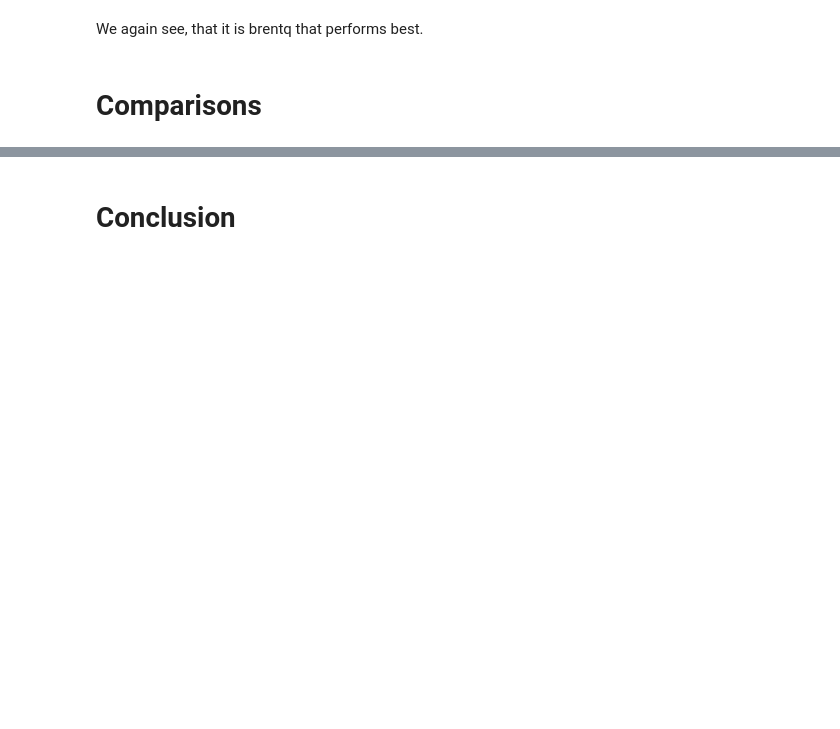
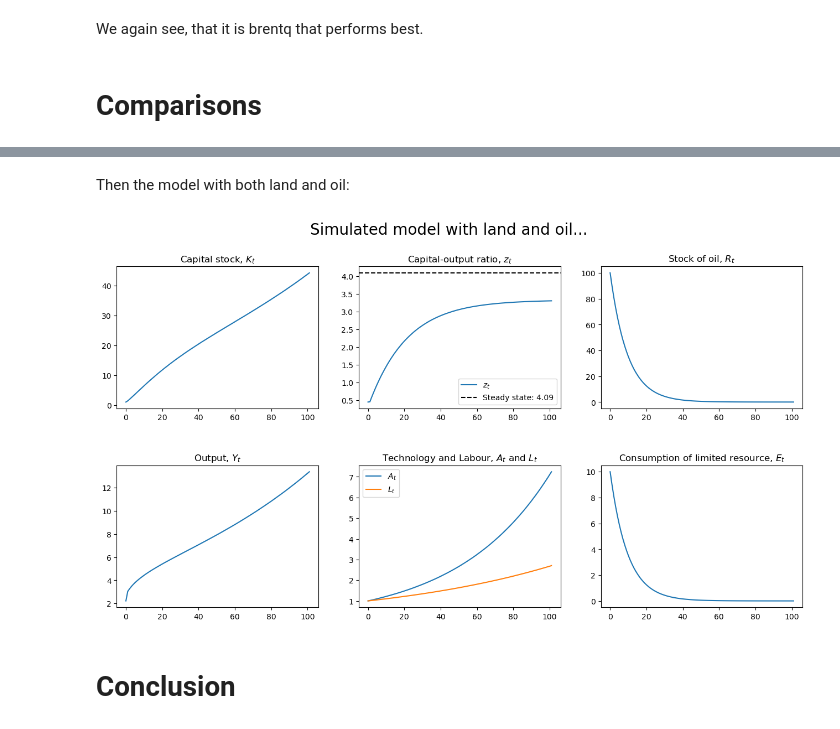
Before and after one commit to NumEconCopenhagen/projects-2024-codeonomics-crew, a Jupyter notebook: modelproject/modelproject.ipynb, the cells around one changed output, grey strips where cells are left out. Cells and saved outputs as stored; diff of their text form; code cells hidden in the pictures; blank space fills up the shorter version.

```diff
--- a/modelproject/modelproject.ipynb
+++ b/modelproject/modelproject.ipynb
@@ -218,3 +237,12 @@ Try to make an extension of the model.
+# %% [markdown]
+Then the model with both land and oil:
+# %%
+model.setup()    # Initialize the model
+
+# Simulate the model WITH land AND oil
+model.graph(periods = 100, ext1 = False, ext2 = True, shock_period = 0, shock_size = 0, do_print=True)
+# %% [output]
+[figure, added]
 # %% [markdown]
 # Conclusion
 # %% [markdown]
```
Also changed, not shown: parts of 6 cells of this notebook, 1 other file.
